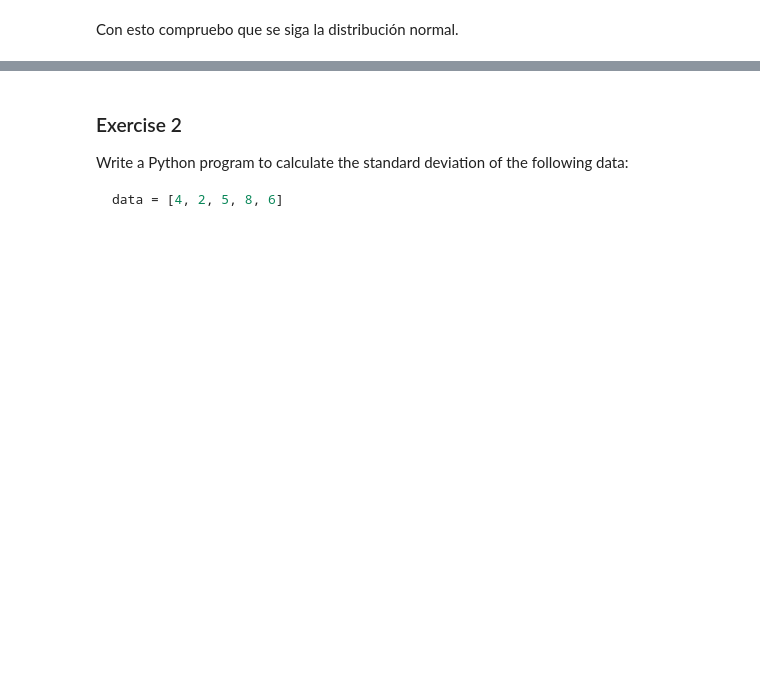
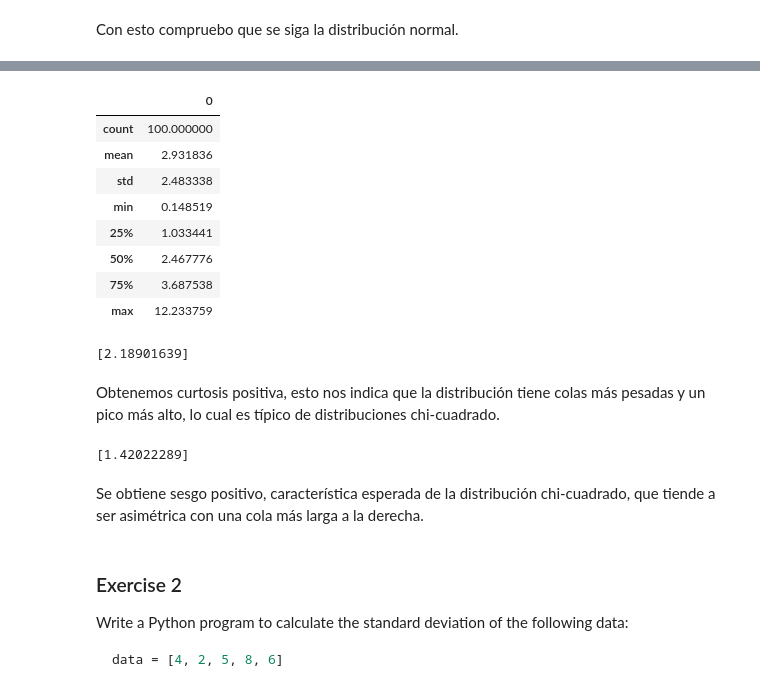
Before and after one commit to mariaorrri/modulo04-descriptive-statistics-exercises-project-with-python, a Jupyter notebook: notebook/problems.ipynb, the cells around one changed output, grey strips where cells are left out. Cells and saved outputs as stored; diff of their text form; code cells hidden in the pictures; blank space fills up the shorter version.

```diff
--- a/notebook/problems.ipynb
+++ b/notebook/problems.ipynb
@@ -64,3 +84,33 @@ plt.show()
+# %%
+# Main metrics and statistical measures
+chi_df = pd.DataFrame(chi)
+chi_df.describe() # Nos da la media, desviación (std), minimo, maximo y percentiles 25, 50 y 75
+# %% [output]
+|  | 0 |
+| count | 100.000000 |
+| mean | 2.931836 |
+| std | 2.483338 |
+| min | 0.148519 |
+| 25% | 1.033441 |
+| 50% | 2.467776 |
+| 75% | 3.687538 |
+| max | 12.233759 |
+# %%
+# Curtosis
+kurt2 = kurtosis(chi_df)
+print(kurt2)
+# %% [output]
+[2.18901639]
+# %% [markdown]
+Obtenemos curtosis positiva, esto nos indica que la distribución tiene colas más pesadas y un pico más alto, lo cual es típico de distribuciones chi-cuadrado.
+# %%
+# Sesgo
+skewness2 = skew(chi_df)
+print(skewness2)
+# %% [output]
+[1.42022289]
+# %% [markdown]
+Se obtiene sesgo positivo, característica esperada de la distribución chi-cuadrado, que tiende a ser asimétrica con una cola más larga a la derecha.
 # %% [markdown]
 ### Exercise 2
 
```
Also changed, not shown: parts of 12 cells of this notebook.
